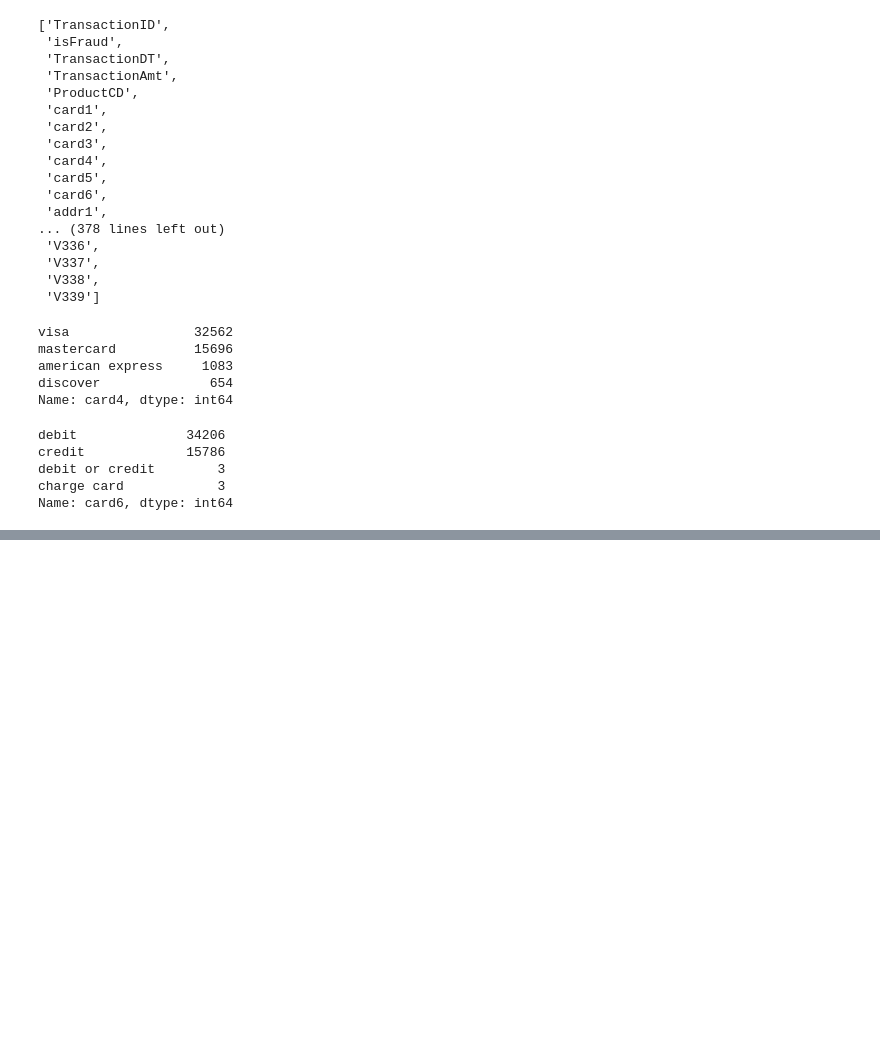
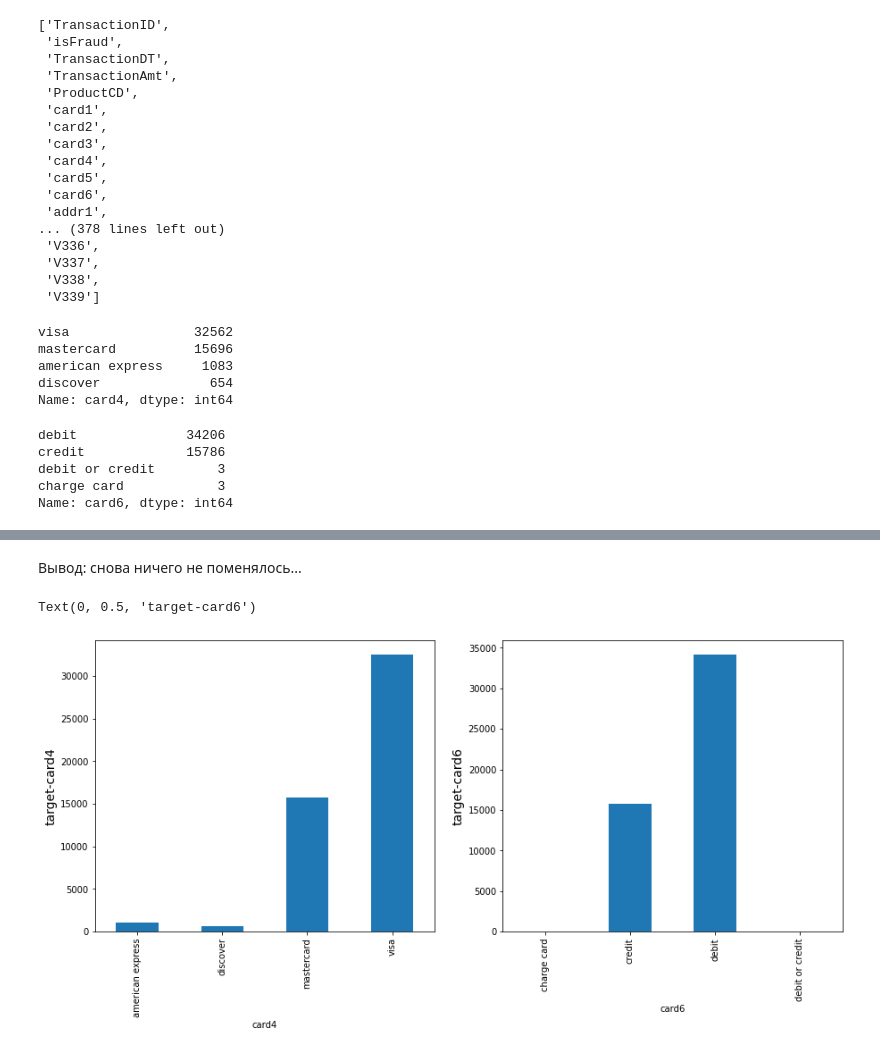
Before and after one commit to gulchitai/kaggle, a Jupyter notebook: Lesson3/Lesson3.ipynb, the cells around one changed output, grey strips where cells are left out. Saved outputs shown, nothing was run; the diff lists cells and outputs as text; code cells hidden in the pictures; blank space fills up the shorter version.

```diff
--- a/Lesson3/Lesson3.ipynb
+++ b/Lesson3/Lesson3.ipynb
@@ -373,0 +455,12 @@ stats.head(n=2)
+# %% [markdown]
+Вывод: снова ничего не поменялось...
+# %%
+#Самый простой способ получить количество строк на группу - это вызвать .size(), который возвращает Series:
+fig, axes = plt.subplots(1, 2, figsize=(15, 6))
+train.groupby(["card4"])["isFraud"].size().plot(kind="bar", ax=axes[0])
+train.groupby(["card6"])["isFraud"].size().plot(kind="bar", ax=axes[1])
+axes[0].set_ylabel("target-card4", fontsize=14)
+axes[1].set_ylabel("target-card6", fontsize=14)
+# %% [output]
+Text(0, 0.5, 'target-card6')
+[figure, added]
```
Also changed, not shown: parts of 23 cells of this notebook.
